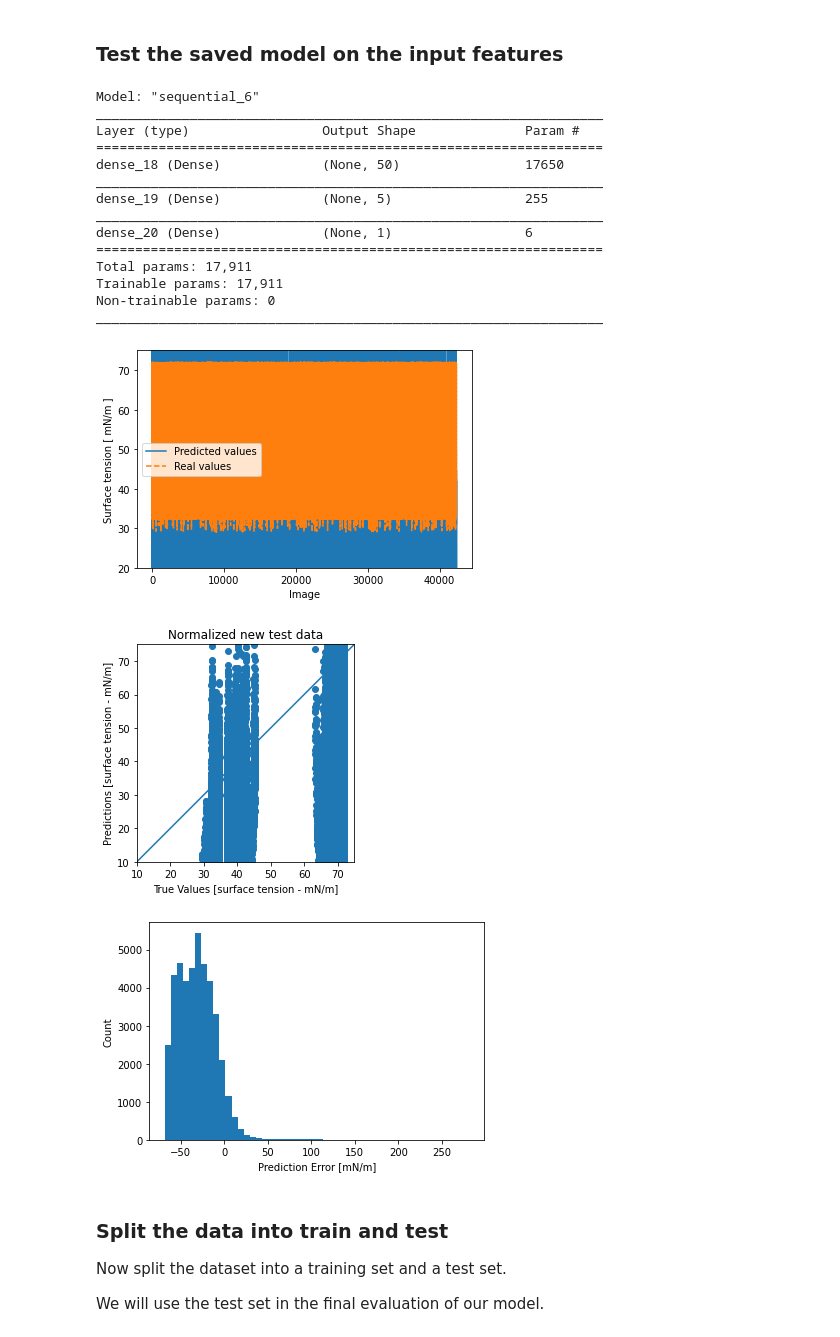
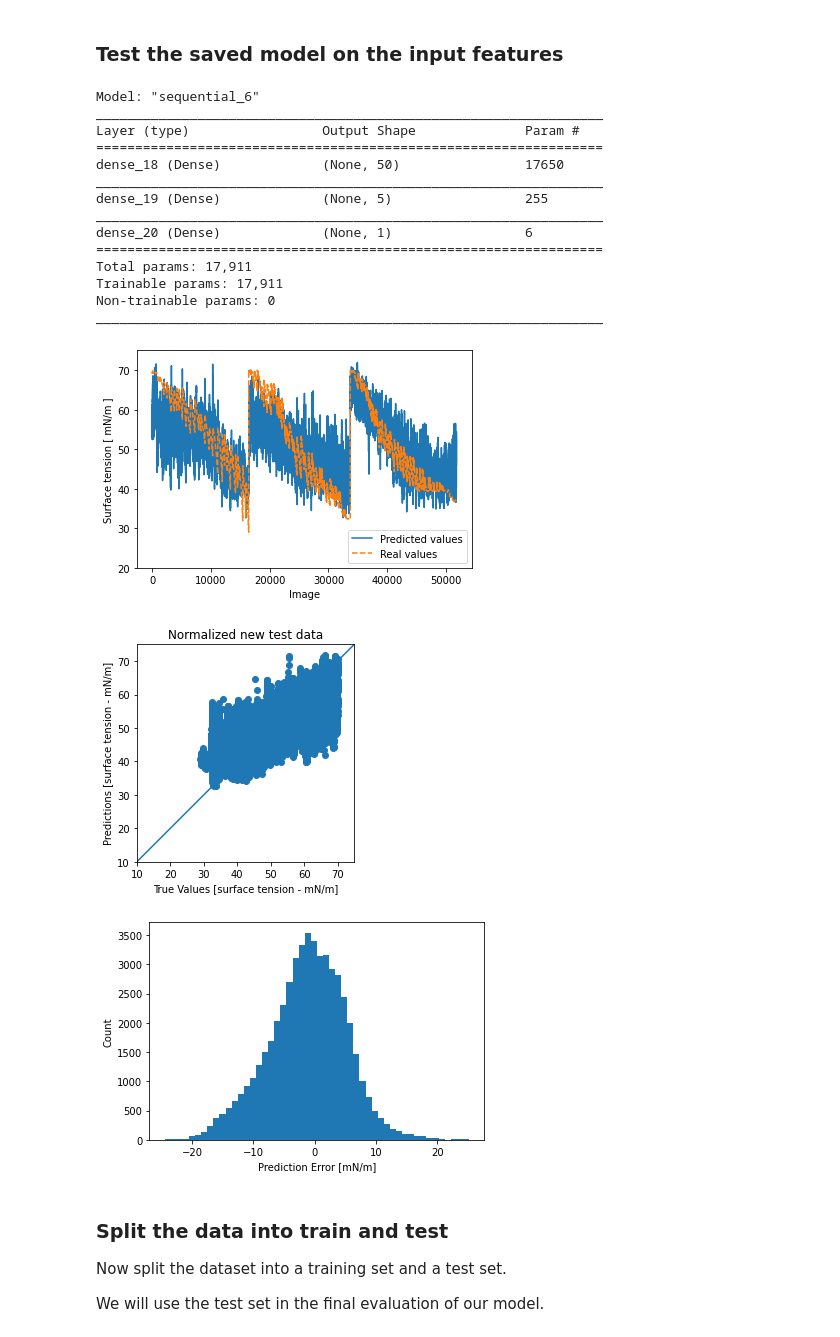
Before and after one commit to sargyri/Drop_Lev, a Jupyter notebook: Machine_learning/Theory_experiment_mix.ipynb, the cells around one changed output. Cells and saved outputs as stored; diff of their text form; code cells hidden in the pictures.

```diff
--- a/Machine_learning/Theory_experiment_mix.ipynb
+++ b/Machine_learning/Theory_experiment_mix.ipynb
@@ -234,19 +263,19 @@ fileCTAB21=pd.read_csv(str(path+'CTAB/CTAB_conci_13.15224_all.csv'), sep="\t")
 #                  fileCTAB1, fileCTAB2, fileCTAB3, fileCTAB4, fileCTAB5,fileCTAB6, fileCTAB7, fileCTAB8, fileCTAB9, fileCTAB10, fileCTAB11,
 #                  fileCTAB12, fileCTAB13, fileCTAB14, fileCTAB15, fileCTAB16, fileCTAB17, fileCTAB18, fileCTAB19, fileCTAB20, fileCTAB21])
 
-input=np.vstack([fileSDS1, fileSDS2, fileSDS3, fileSDS4, fileSDS5, fileSDS6, fileSDS7, fileSDS19, fileSDS20, fileSDS21,
-                 fileTrit1, fileTrit2, fileTrit3, fileTrit4, fileTrit5, fileTrit17, fileTrit18, fileTrit19, fileTrit20, fileTrit21,
-                 fileCTAB1, fileCTAB2, fileCTAB3, fileCTAB4, fileCTAB5, fileCTAB15, fileCTAB16, fileCTAB17, fileCTAB18, fileCTAB19, fileCTAB20, fileCTAB21])
+# input=np.vstack([fileSDS1, fileSDS2, fileSDS3, fileSDS4, fileSDS5, fileSDS6, fileSDS7, fileSDS19, fileSDS20, fileSDS21,
+#                  fileTrit1, fileTrit2, fileTrit3, fileTrit4, fileTrit5, fileTrit17, fileTrit18, fileTrit19, fileTrit20, fileTrit21,
+#                  fileCTAB1, fileCTAB2, fileCTAB3, fileCTAB4, fileCTAB5, fileCTAB15, fileCTAB16, fileCTAB17, fileCTAB18, fileCTAB19, fileCTAB20, fileCTAB21])
 
 # input=np.vstack([fileSDS8, fileSDS9, fileSDS10, fileSDS11, fileSDS12, fileSDS13, fileSDS14, fileSDS15, fileSDS16, fileSDS17, fileSDS18,
 #                  fileTrit6, fileTrit7, fileTrit8, fileTrit9, fileTrit10, fileTrit11, fileTrit12, fileTrit13, fileTrit14, fileTrit15, fileTrit16,
 #                  fileCTAB6, fileCTAB7, fileCTAB8, fileCTAB9, fileCTAB10, fileCTAB11, fileCTAB12, fileCTAB13, fileCTAB14])
 
-# input=np.vstack([fileSDS8, fileSDS9, fileSDS10, fileSDS11, fileSDS12, fileSDS13,  fileSDS14, fileSDS15, fileSDS16, fileSDS17,
-#            fileTrit7, fileTrit8, fileTrit9, fileTrit10, fileTrit11,
-#            fileTrit12, fileTrit13, fileTrit14, fileTrit15,
-#            fileCTAB7,fileCTAB8, fileCTAB9, fileCTAB10, fileCTAB11,
-#            fileCTAB13])
+input=np.vstack([fileSDS8, fileSDS9, fileSDS10, fileSDS11, fileSDS12, fileSDS13,  fileSDS14, fileSDS15, fileSDS16, fileSDS17,
+           fileTrit7, fileTrit8, fileTrit9, fileTrit10, fileTrit11,
+           fileTrit12, fileTrit13, fileTrit14, fileTrit15,
+           fileCTAB7,fileCTAB8, fileCTAB9, fileCTAB10, fileCTAB11,
+           fileCTAB13])
 
 # input=fileSDS8
 # %%
@@ -333,7 +364,7 @@ print(max(dataset.st))
 dataset_ST=dataset.copy()
 
 min_ST=25
-max_ST=72
+max_ST=70
 dataset_ST=dataset_ST[dataset_ST['st'] >= min_ST]
 dataset_ST=dataset_ST[dataset_ST['st'] <= max_ST]
 
@@ -359,7 +390,7 @@ dataset=dataset_ST.copy()
 dataset_volt=dataset.copy()
 
 min_volt=7
-max_volt=9
+max_volt=9.5
 dataset_volt=dataset_volt[dataset_volt['volt'] >= min_volt]
 dataset_volt=dataset_volt[dataset_volt['volt'] <= max_volt]
 
@@ -592,7 +623,7 @@ def pol2cart(rho, phi):
 ############################################################################################
 
 # For 175 contour datapoints:
-n=200
+n=2100
 plt.figure()
 plt.plot(dataset.iloc[n, 175:350], dataset.iloc[n, 0:175], '-o')
 
@@ -663,10 +686,10 @@ norm_input_array=std_norm(n_dataset)
 ### Test the saved model on the input features
 # %%
 #Import model from drive
-# folder=str('theory_experiment_mix/')
-# filename=str('model_train_4_1_all_surf_2_4_uL_7_9_V_25_72_ST.h5')
-folder=str('theoretical_all_vary/')
-filename=str('model_all_vary_with_Ps_noise_Ps_1000_2500_2_5μL_25_72mN_m.h5') #_with_noise_train4_2
+folder=str('theory_experiment_mix/')
+filename=str('model_train_4_1_all_surf_2_4_uL_7_9_V_25_72_ST.h5')
+# folder=str('theoretical_all_vary/')
+# filename=str('model_all_vary_with_Ps_noise_Ps_1000_2500_2_5μL_25_72mN_m_with_noise_train4_1.h5') #
 model = tf.keras.models.load_model('/content/drive/My Drive/DropLev/MachineLearningModels/'+folder+filename)
 model.summary()
 
@@ -688,36 +711,36 @@ plt.xlabel('True Values [surface tension - mN/m]')
 plt.ylabel('Predictions [surface tension - mN/m]')
 plt.axis('equal')
 plt.axis('square')
 plt.xlim([10,75])
 plt.ylim([10,75])
 _ = plt.plot([-100, 100], [-100, 100])
 plt.show()
 
 error = prediction - true_values
 plt.figure()
 plt.hist(error, bins = 50)
 plt.xlabel("Prediction Error [mN/m]")
 _ = plt.ylabel("Count")
 #plt.ylim(0, 30)
 plt.show()
 # %% [output]
 Model: "sequential_6"
 _________________________________________________________________
 Layer (type)                 Output Shape              Param #
 =================================================================
 dense_18 (Dense)             (None, 50)                17650
 _________________________________________________________________
 dense_19 (Dense)             (None, 5)                 255
 _________________________________________________________________
 dense_20 (Dense)             (None, 1)                 6
 =================================================================
 Total params: 17,911
 Trainable params: 17,911
 Non-trainable params: 0
 _________________________________________________________________
-[figure, old version]
+[figure, new version]
-[figure, old version]
+[figure, new version]
-[figure, old version]
+[figure, new version]
 # %% [markdown]
 ### Split the data into train and test
 
```
Also changed, not shown: parts of 23 cells of this notebook.
